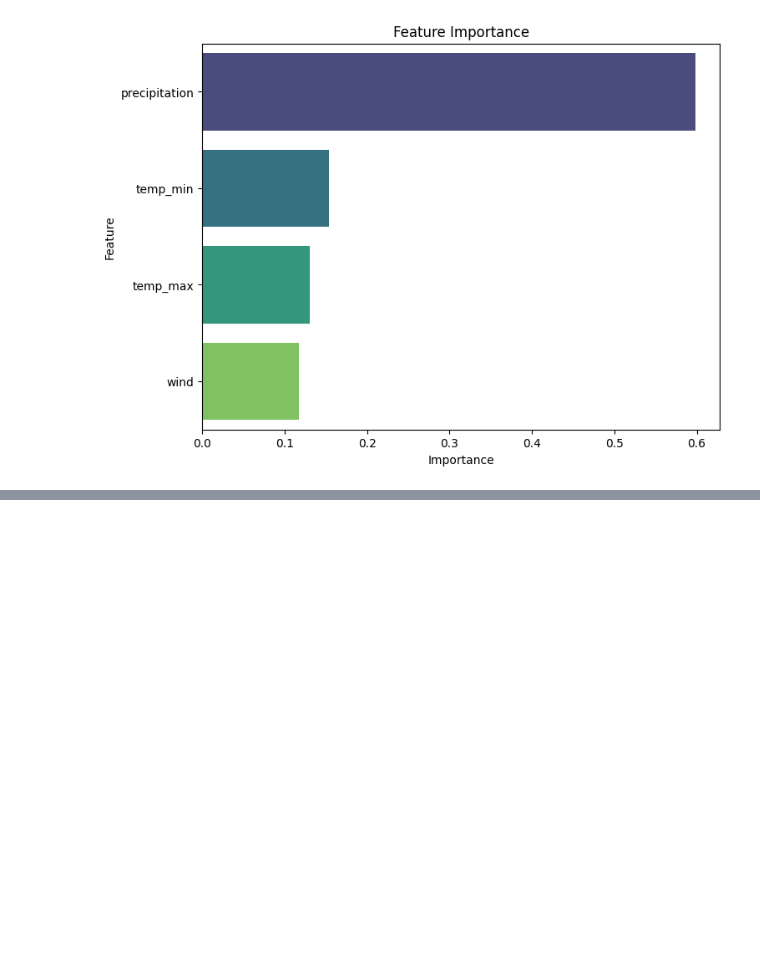
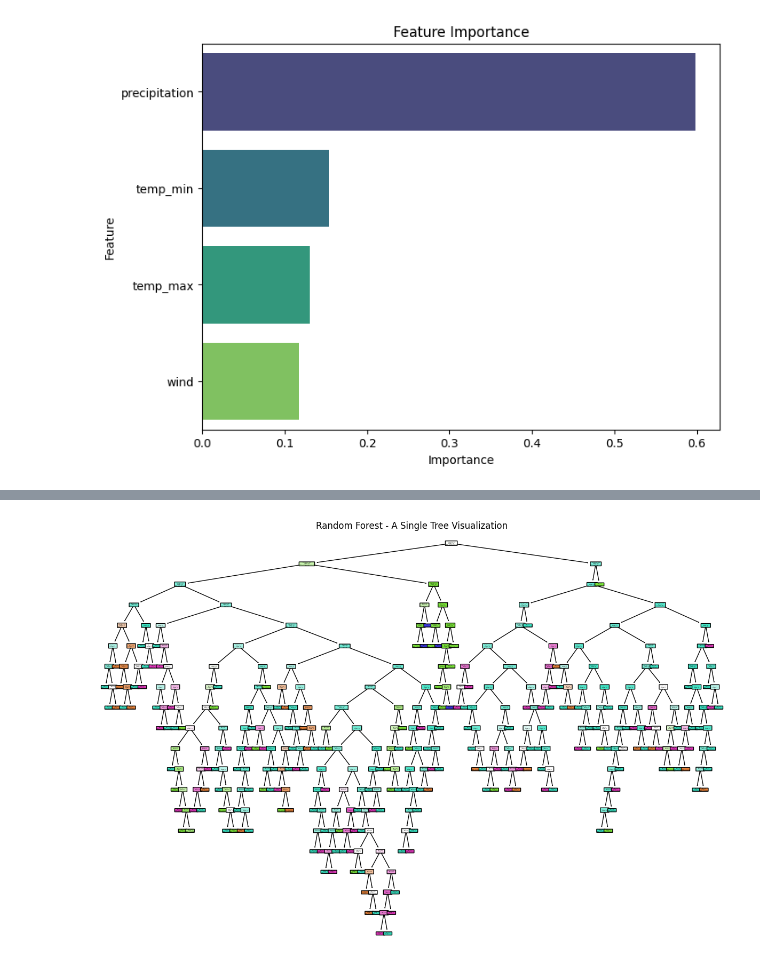
Before and after one commit to csm34/GelecekHayalim-ML-Algorithms, a Jupyter notebook: wheather.ipynb, the cells around one changed output, grey strips where cells are left out. Cells and saved outputs as stored; diff of their text form; code cells hidden in the pictures; blank space fills up the shorter version.

```diff
--- a/wheather.ipynb
+++ b/wheather.ipynb
@@ -220,0 +291,7 @@ Passing `palette` without assigning `hue` is deprecated and will be removed in v
+# %%
+plt.figure(figsize=(15, 10))
+plot_tree(rf_model.estimators_[0], feature_names=X3.columns, class_names=[str(i) for i in weather_mapping.keys()], filled=True, rounded=True)
+plt.title("Random Forest - A Single Tree Visualization")
+plt.show()
+# %% [output]
+[figure, added]
```
Also changed, not shown: parts of 12 cells of this notebook.
